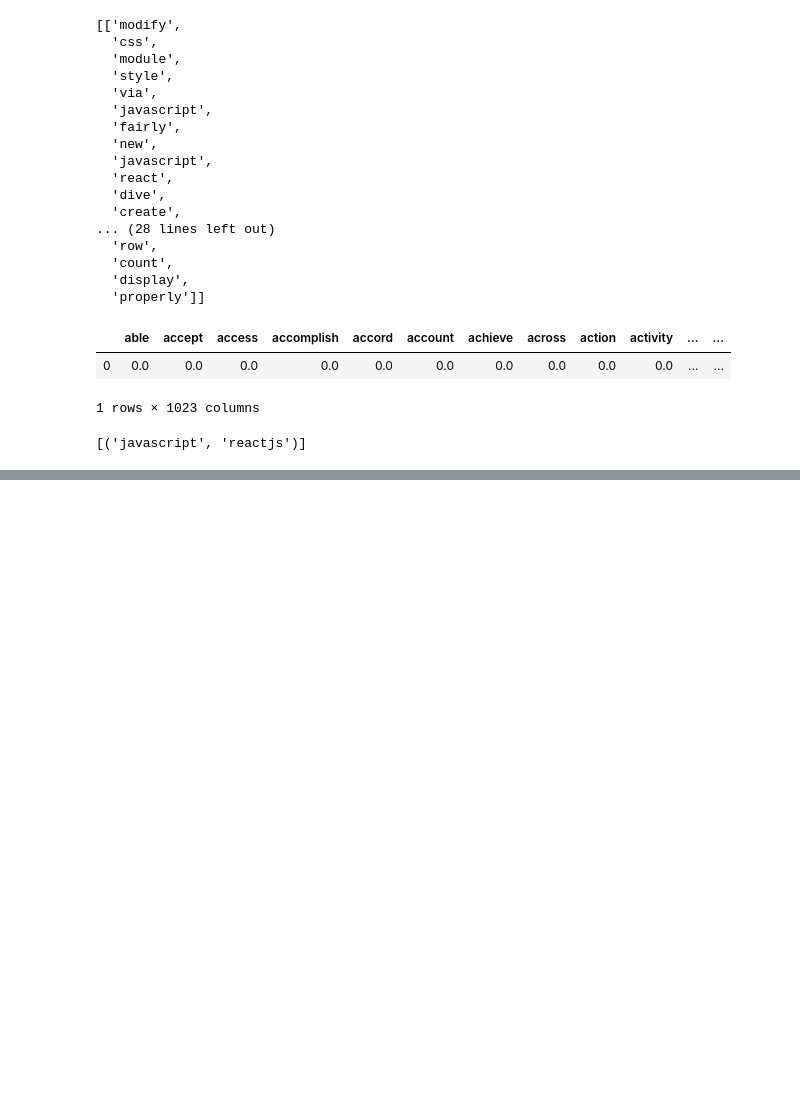
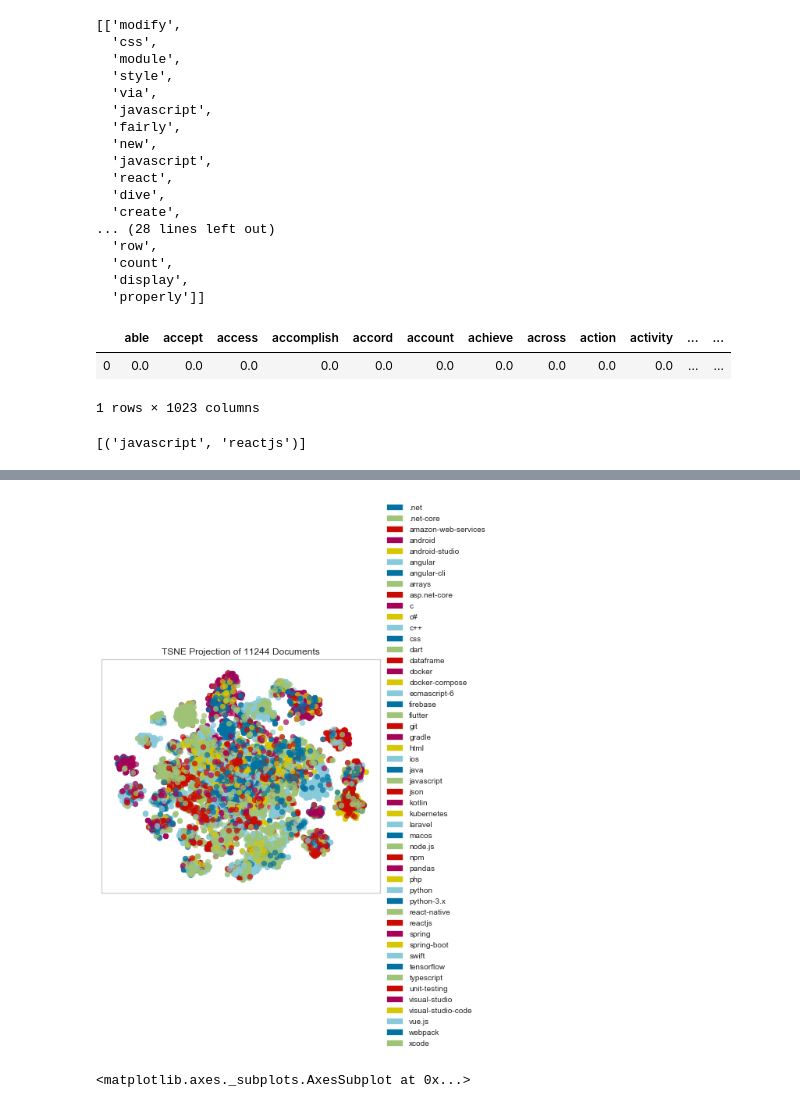
Before and after one commit to nimra-boy/ML-Stackoverflow-tags-generator, a Jupyter notebook: P5_02_notebooktest.ipynb, the cells around one changed output, grey strips where cells are left out. Saved outputs shown, nothing was run; the diff lists cells and outputs as text; code cells hidden in the pictures; blank space fills up the shorter version.

```diff
--- a/P5_02_notebooktest.ipynb
+++ b/P5_02_notebooktest.ipynb
@@ -568,0 +594,8 @@ pred_inversed_test
+# %%
+y_okok = [i[0] for i in y]
+# %%
+# Create the visualizer and draw the vectors
+tsne = TSNEVisualizer()
+tsne.fit(tuple_vectors, y_okok)
+tsne.show()
+# %% [output]
@@ -568,0 +619,2 @@ pred_inversed_test
+[figure, added]
+<matplotlib.axes._subplots.AxesSubplot at 0x...>
```
Also changed, not shown: parts of 8 cells of this notebook.
